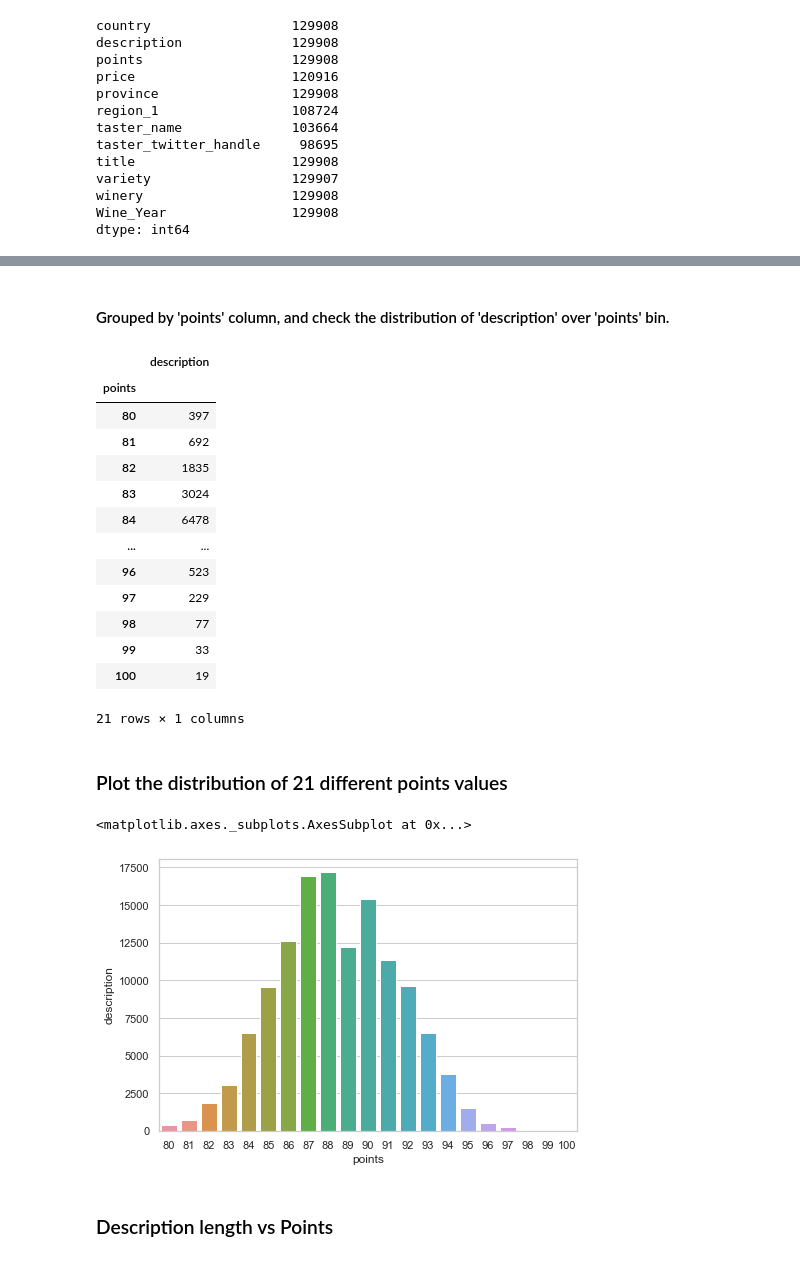
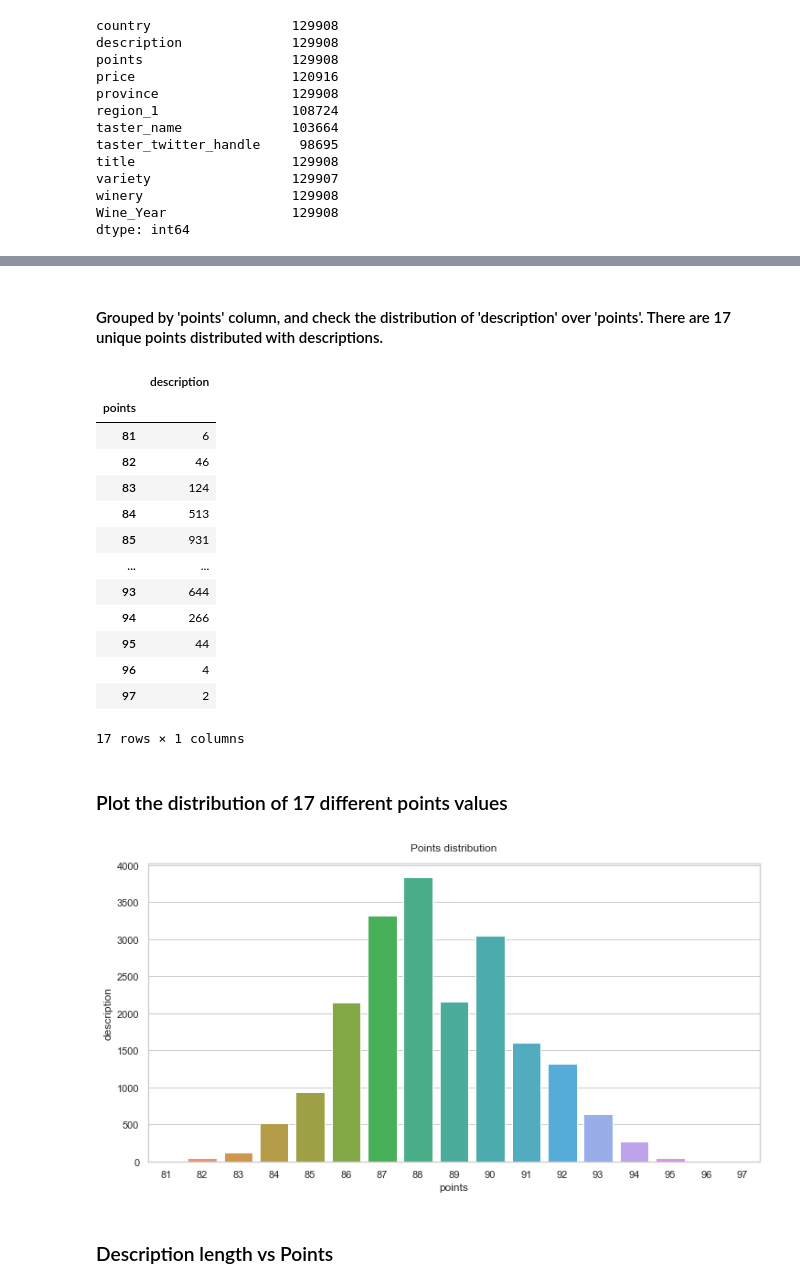
Before and after one commit to halotx3/ccass-wine-ds, a Jupyter notebook: wine-ca.ipynb, the cells around one changed output, grey strips where cells are left out. Cells and saved outputs as stored; diff of their text form; code cells hidden in the pictures.

Commit message:
add plots, updated models

```diff
--- a/wine-ca.ipynb
+++ b/wine-ca.ipynb
@@ -27,0 +56,4 @@ dtype: int64
+# %%
+df_parsed = df[df.duplicated('description', keep=False)]
+df_parsed.dropna(subset=['description', 'points'])
+df_parsed.count()
@@ -28,32 +74,35 @@ dtype: int64
 # %% [markdown]
-#### Grouped by 'points' column, and check the distribution of 'description' over 'points' bin.
+#### Grouped by 'points' column, and check the distribution of 'description' over 'points'.  There are 17 unique points distributed with descriptions.
 # %%
-df_sub = df[['description', 'points']]
+df_sub = df_parsed[['description', 'points']]
 df_sub.groupby(['points']).count()
 # %% [output]
 |  | description |
 | points |  |
-| 80 | 397 |
-| 81 | 692 |
-| 82 | 1835 |
-| 83 | 3024 |
-| 84 | 6478 |
+| 81 | 6 |
+| 82 | 46 |
+| 83 | 124 |
+| 84 | 513 |
+| 85 | 931 |
 | ... | ... |
-| 96 | 523 |
-| 97 | 229 |
-| 98 | 77 |
-| 99 | 33 |
-| 100 | 19 |
+| 93 | 644 |
+| 94 | 266 |
+| 95 | 44 |
+| 96 | 4 |
+| 97 | 2 |
-21 rows × 1 columns
+17 rows × 1 columns
 # %% [markdown]
-### Plot the distribution of 21 different points values
+### Plot the distribution of 17 different points values
+# %%
+data = df_sub.groupby(['points']).count()['description'].reset_index()
 # %%
+plt.figure(figsize=(12,6))
 sns.set(style="whitegrid")
-data = df_sub.groupby(['points']).count().reset_index()
-sns.barplot(x='points', y='description', data=data)
+ax = sns.barplot(x='points', y='description', data=data)
+ax.set_title("Points distribution")
+ax.figure.savefig('./img_ca/fig_01.png')
 # %% [output]
-<matplotlib.axes._subplots.AxesSubplot at 0x...>
-[figure, old version]
+[figure, new version]
 # %% [markdown]
 ### Description length vs Points
 # %%
```
Also changed, not shown: parts of 38 cells of this notebook, 5 other files.
